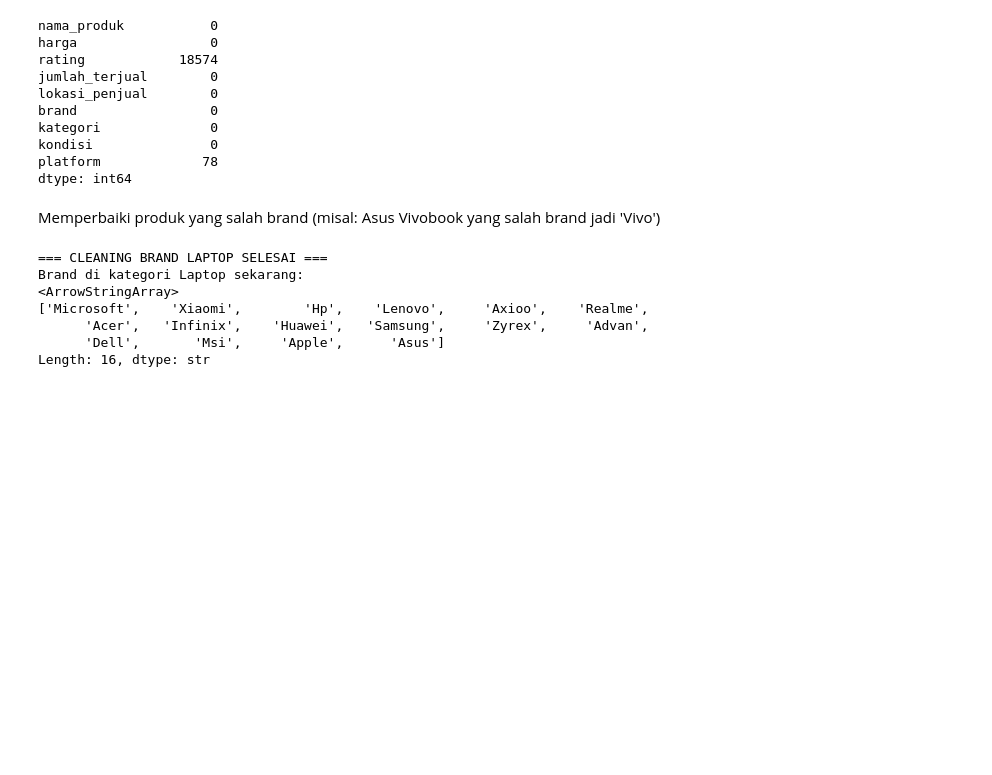
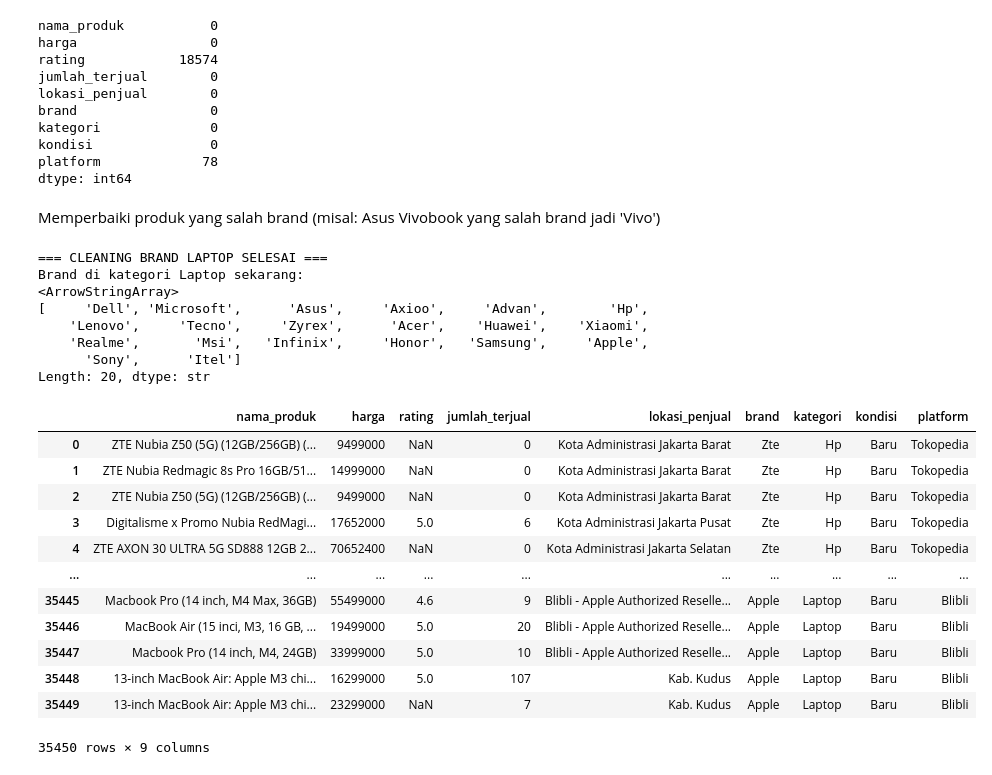
Before and after one commit to Qozuu/big-data-sip, a Jupyter notebook: notebook/02_data_cleaning.ipynb, the cells around one changed output. Cells and saved outputs as stored; diff of their text form; code cells hidden in the pictures; blank space fills up the shorter version.

Commit message:
fix: align data cleaning pipeline with df_clean and exclude is_preorder

```diff
--- a/notebook/02_data_cleaning.ipynb
+++ b/notebook/02_data_cleaning.ipynb
@@ -721,20 +721,21 @@ dtype: int64
 # %% [markdown]
 Memperbaiki produk yang salah brand (misal: Asus Vivobook yang salah brand jadi 'Vivo')
 # %%
-is_asus_vbook = df['nama_produk'].str.contains('asus|vivobook', case=False, na=False) & (df['brand'] == 'Vivo')
-df.loc[is_asus_vbook, 'brand'] = 'Asus'
+is_asus_vbook = df_clean['nama_produk'].str.contains('asus|vivobook', case=False, na=False) & (df_clean['brand'] == 'Vivo')
+df_clean.loc[is_asus_vbook, 'brand'] = 'Asus'
 
-is_lenovo_series = df['nama_produk'].str.contains(r'yoga|x250|x260|x280|x380|x390|x395|t480s|l390|l15', case=False, na=False) & (df['brand'] == 'Xiaomi')
-df.loc[is_lenovo_series, 'brand'] = 'Lenovo'
+is_lenovo_series = df_clean['nama_produk'].str.contains(r'yoga|x250|x260|x280|x380|x390|x395|t480s|l390|l15', case=False, na=False) & (df_clean['brand'] == 'Xiaomi')
+df_clean.loc[is_lenovo_series, 'brand'] = 'Lenovo'
 
-is_hp_series = df['nama_produk'].str.contains(r'450 g3|probook|elitebook', case=False, na=False) & (df['brand'] == 'Xiaomi')
-df.loc[is_hp_series, 'brand'] = 'Hp'
+is_hp_series = df_clean['nama_produk'].str.contains(r'450 g3|probook|elitebook', case=False, na=False) & (df_clean['brand'] == 'Xiaomi')
+df_clean.loc[is_hp_series, 'brand'] = 'Hp'
 
-is_axioo_series = df['nama_produk'].str.contains('mybook', case=False, na=False) & (df['brand'] == 'Xiaomi')
-df.loc[is_axioo_series, 'brand'] = 'Axioo'
+is_axioo_series = df_clean['nama_produk'].str.contains('mybook', case=False, na=False) & (df_clean['brand'] == 'Xiaomi')
+df_clean.loc[is_axioo_series, 'brand'] = 'Axioo'
 
-df_hp = df[df['kategori'] == 'Hp'].copy()
-df_laptop = df[df['kategori'] == 'Laptop'].copy()
+# Pemisahan kategori juga mengambil dari df_clean
+df_hp = df_clean[df_clean['kategori'] == 'Hp'].copy()
+df_laptop = df_clean[df_clean['kategori'] == 'Laptop'].copy()
 
 print("=== CLEANING BRAND LAPTOP SELESAI ===")
 print("Brand di kategori Laptop sekarang:")
@@ -743,7 +744,8 @@ print(df_laptop['brand'].unique())
 === CLEANING BRAND LAPTOP SELESAI ===
 Brand di kategori Laptop sekarang:
 <ArrowStringArray>
-['Microsoft',    'Xiaomi',        'Hp',    'Lenovo',     'Axioo',    'Realme',
-      'Acer',   'Infinix',    'Huawei',   'Samsung',     'Zyrex',     'Advan',
-      'Dell',       'Msi',     'Apple',      'Asus']
-Length: 16, dtype: str
+[     'Dell', 'Microsoft',      'Asus',     'Axioo',     'Advan',        'Hp',
+    'Lenovo',     'Tecno',     'Zyrex',      'Acer',    'Huawei',    'Xiaomi',
+    'Realme',       'Msi',   'Infinix',     'Honor',   'Samsung',     'Apple',
+      'Sony',      'Itel']
+Length: 20, dtype: str
@@ -749,0 +755,17 @@ Length: 16, dtype: str
+# %%
+df = pd.read_csv('../data/ecommerce_product_dataset.csv')
+df
+# %% [output]
+|  | nama_produk | harga | rating | jumlah_terjual | lokasi_penjual | brand | kategori | kondisi | platform |
+| 0 | ZTE Nubia Z50 (5G) (12GB/256GB) (... | 9499000 | NaN | 0 | Kota Administrasi Jakarta Barat | Zte | Hp | Baru | Tokopedia |
+| 1 | ZTE Nubia Redmagic 8s Pro 16GB/51... | 14999000 | NaN | 0 | Kota Administrasi Jakarta Barat | Zte | Hp | Baru | Tokopedia |
+| 2 | ZTE Nubia Z50 (5G) (12GB/256GB) (... | 9499000 | NaN | 0 | Kota Administrasi Jakarta Barat | Zte | Hp | Baru | Tokopedia |
+| 3 | Digitalisme x Promo Nubia RedMagi... | 17652000 | 5.0 | 6 | Kota Administrasi Jakarta Pusat | Zte | Hp | Baru | Tokopedia |
+| 4 | ZTE AXON 30 ULTRA 5G SD888 12GB 2... | 70652400 | NaN | 0 | Kota Administrasi Jakarta Selatan | Zte | Hp | Baru | Tokopedia |
+| ... | ... | ... | ... | ... | ... | ... | ... | ... | ... |
+| 35445 | Macbook Pro (14 inch, M4 Max, 36GB) | 55499000 | 4.6 | 9 | Blibli - Apple Authorized Reselle... | Apple | Laptop | Baru | Blibli |
+| 35446 | MacBook Air (15 inci, M3, 16 GB, ... | 19499000 | 5.0 | 20 | Blibli - Apple Authorized Reselle... | Apple | Laptop | Baru | Blibli |
+| 35447 | Macbook Pro (14 inch, M4, 24GB) | 33999000 | 5.0 | 10 | Blibli - Apple Authorized Reselle... | Apple | Laptop | Baru | Blibli |
+| 35448 | 13-inch MacBook Air: Apple M3 chi... | 16299000 | 5.0 | 107 | Kab. Kudus | Apple | Laptop | Baru | Blibli |
+| 35449 | 13-inch MacBook Air: Apple M3 chi... | 23299000 | NaN | 7 | Kab. Kudus | Apple | Laptop | Baru | Blibli |
+35450 rows × 9 columns
```
Also changed, not shown: parts of 1 cell of this notebook, 1 other file.
